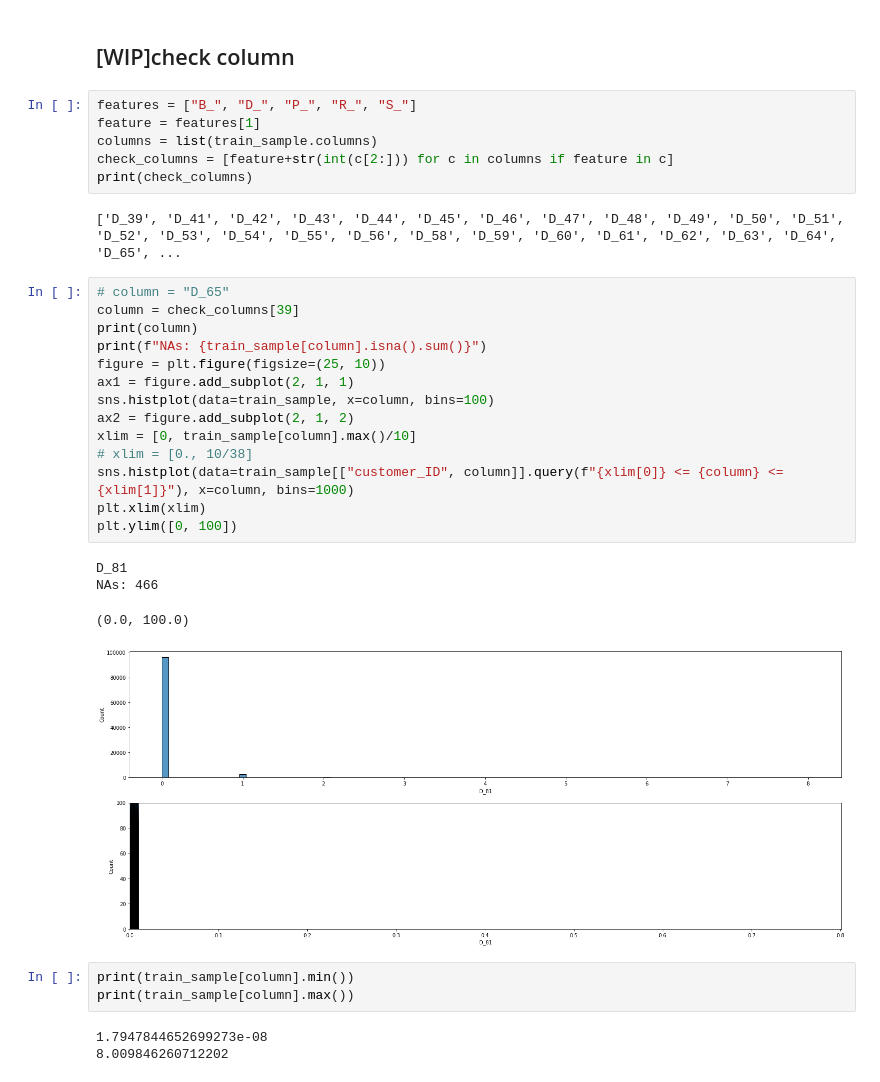
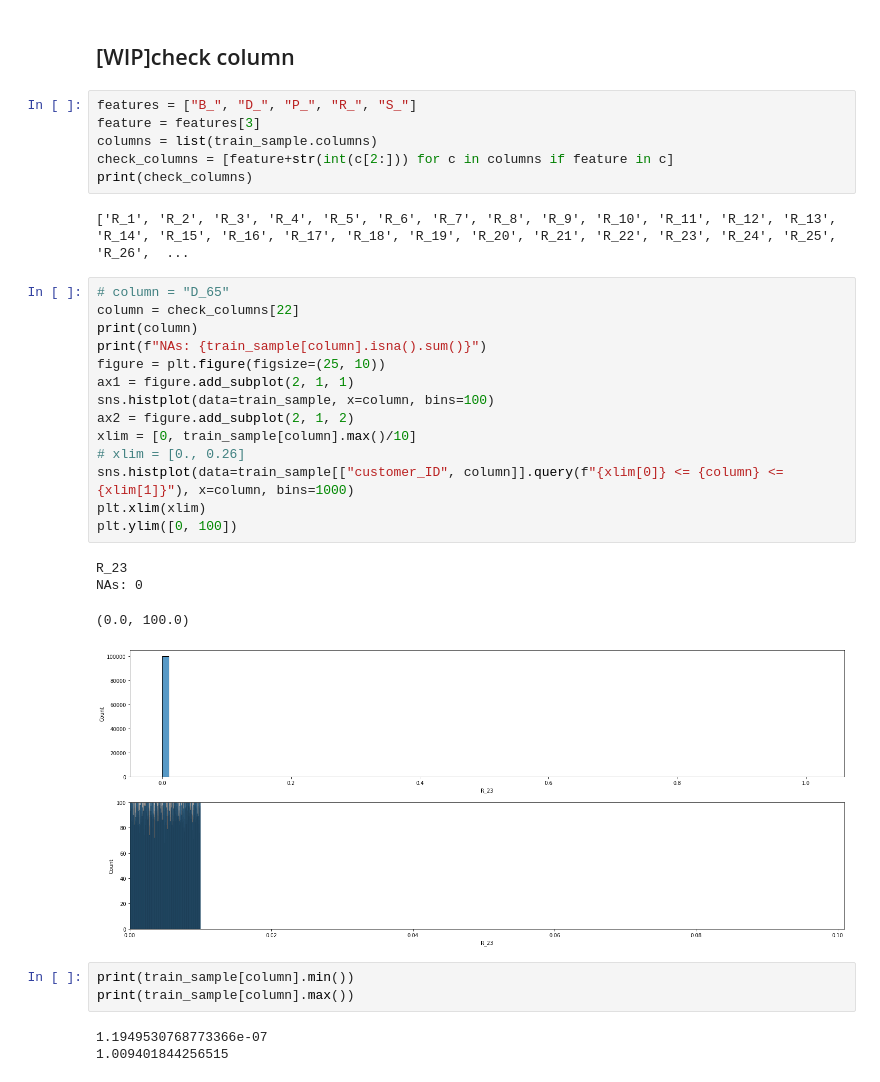
Before and after one commit to ikumyn1or0/amex-default-prediction, a Jupyter notebook: notebooks/check_rawdata.ipynb, the cells around one changed output. Drawn from its saved outputs; the diff is of its cells as text.

```diff
--- a/notebooks/check_rawdata.ipynb
+++ b/notebooks/check_rawdata.ipynb
@@ -67,35 +67,35 @@ train_info
 ## [WIP]check column
 # %%
 features = ["B_", "D_", "P_", "R_", "S_"]
-feature = features[1]
+feature = features[3]
 columns = list(train_sample.columns)
 check_columns = [feature+str(int(c[2:])) for c in columns if feature in c]
 print(check_columns)
 # %% [output]
-['D_39', 'D_41', 'D_42', 'D_43', 'D_44', 'D_45', 'D_46', 'D_47', 'D_48', 'D_49', 'D_50', 'D_51', 'D_52', 'D_53', 'D_54', 'D_55', 'D_56', 'D_58', 'D_59', 'D_60', 'D_61', 'D_62', 'D_63', 'D_64', 'D_65', ...
+['R_1', 'R_2', 'R_3', 'R_4', 'R_5', 'R_6', 'R_7', 'R_8', 'R_9', 'R_10', 'R_11', 'R_12', 'R_13', 'R_14', 'R_15', 'R_16', 'R_17', 'R_18', 'R_19', 'R_20', 'R_21', 'R_22', 'R_23', 'R_24', 'R_25', 'R_26',  ...
 # %%
 # column = "D_65"
-column = check_columns[39]
+column = check_columns[22]
 print(column)
 print(f"NAs: {train_sample[column].isna().sum()}")
 figure = plt.figure(figsize=(25, 10))
 ax1 = figure.add_subplot(2, 1, 1)
 sns.histplot(data=train_sample, x=column, bins=100)
 ax2 = figure.add_subplot(2, 1, 2)
 xlim = [0, train_sample[column].max()/10]
-# xlim = [0., 10/38]
+# xlim = [0., 0.26]
 sns.histplot(data=train_sample[["customer_ID", column]].query(f"{xlim[0]} <= {column} <= {xlim[1]}"), x=column, bins=1000)
 plt.xlim(xlim)
 plt.ylim([0, 100])
 # %% [output]
-D_81
-NAs: 466
+R_23
+NAs: 0
 (0.0, 100.0)
-[figure, old version]
+[figure, new version]
 # %%
 print(train_sample[column].min())
 print(train_sample[column].max())
 # %% [output]
-1.7947844652699273e-08
-8.009846260712202
+1.1949530768773366e-07
+1.009401844256515
 # %%
```
Also changed, not shown: parts of 4 cells of this notebook, 2 other files.
